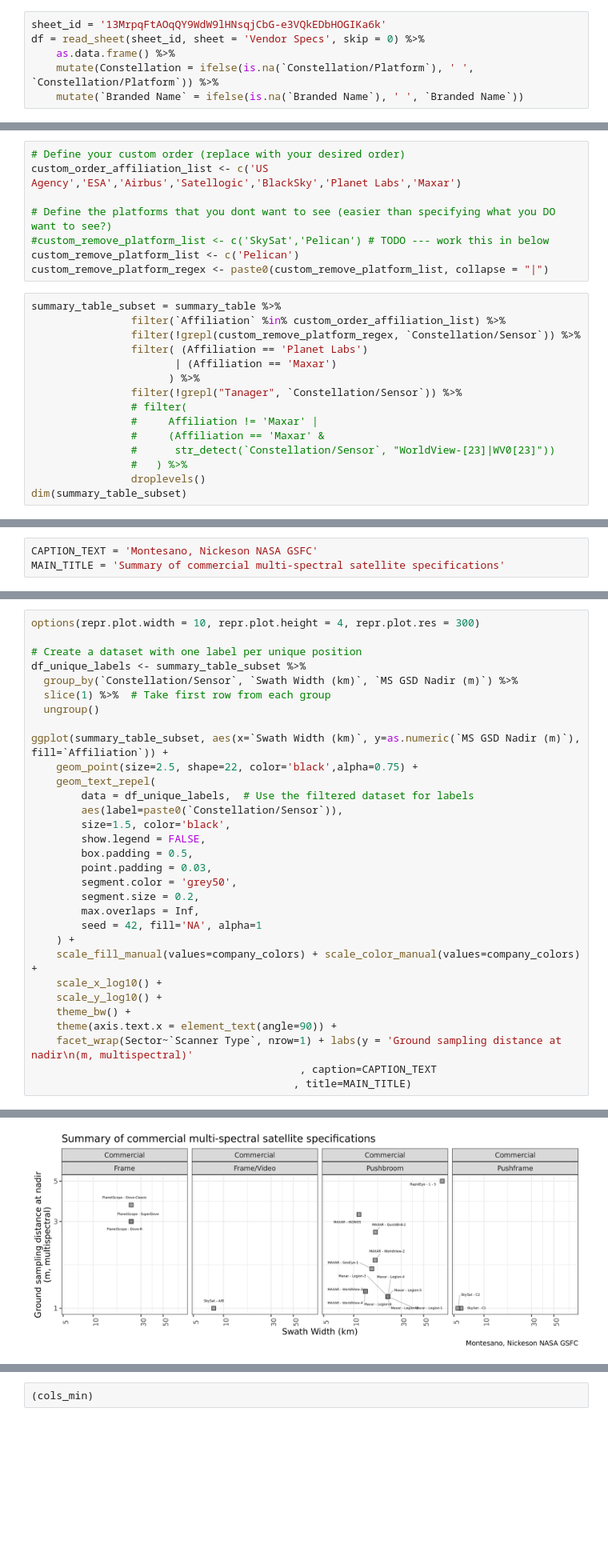
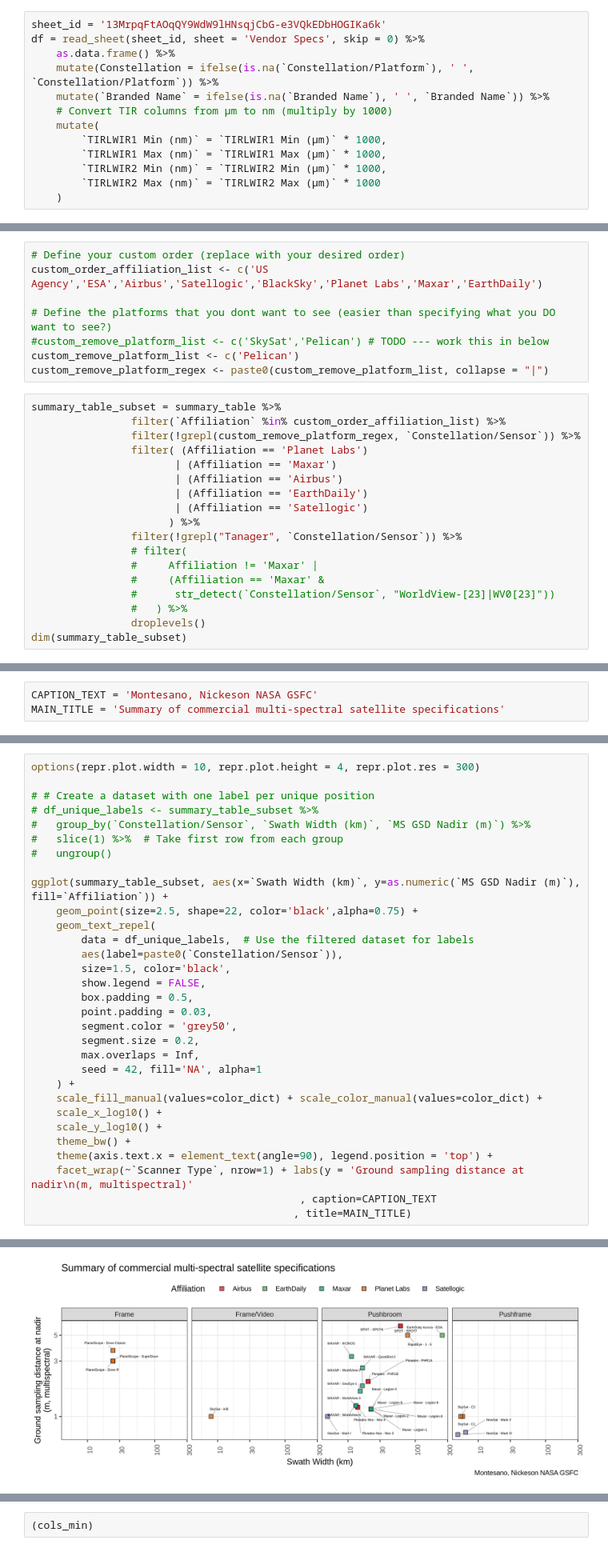
Before and after one commit to pahbs/csda_summaries, a Jupyter notebook: notebooks/csda_specs_multispec_smry.ipynb, the cells around one changed output, grey strips where cells are left out. Shown at 80% size. Saved outputs shown, nothing was run; the diff lists cells and outputs as text; blank space fills up the shorter version.

```diff
--- a/notebooks/csda_specs_multispec_smry.ipynb
+++ b/notebooks/csda_specs_multispec_smry.ipynb
@@ -60,7 +35,14 @@ sheet_id = '13MrpqFtAOqQY9WdW9lHNsqjCbG-e3VQkEDbHOGIKa6k'
 df = read_sheet(sheet_id, sheet = 'Vendor Specs', skip = 0) %>%
     as.data.frame() %>%
     mutate(Constellation = ifelse(is.na(`Constellation/Platform`), ' ', `Constellation/Platform`)) %>%
-    mutate(`Branded Name` = ifelse(is.na(`Branded Name`), ' ', `Branded Name`))
+    mutate(`Branded Name` = ifelse(is.na(`Branded Name`), ' ', `Branded Name`)) %>%
+    # Convert TIR columns from µm to nm (multiply by 1000)
+    mutate(
+        `TIRLWIR1 Min (nm)` = `TIRLWIR1 Min (µm)` * 1000,
+        `TIRLWIR1 Max (nm)` = `TIRLWIR1 Max (µm)` * 1000,
+        `TIRLWIR2 Min (nm)` = `TIRLWIR2 Min (µm)` * 1000,
+        `TIRLWIR2 Max (nm)` = `TIRLWIR2 Max (µm)` * 1000
+    )
 # %% [output]
 ✔ Reading from CSDA Prototype Vendor Specifications & Evaluation DB.
 
@@ -113,7 +115,7 @@ markdown_table <- kable(summary_table, format = "markdown")
 ## `You'll want to change this every time you run this notebook`
 # %%
 # Define your custom order (replace with your desired order)
-custom_order_affiliation_list <- c('US Agency','ESA','Airbus','Satellogic','BlackSky','Planet Labs','Maxar')
+custom_order_affiliation_list <- c('US Agency','ESA','Airbus','Satellogic','BlackSky','Planet Labs','Maxar','EarthDaily')
 
 # Define the platforms that you dont want to see (easier than specifying what you DO want to see?)
 #custom_remove_platform_list <- c('SkySat','Pelican') # TODO --- work this in below
@@ -125,6 +127,9 @@ summary_table_subset = summary_table %>%
                 filter(!grepl(custom_remove_platform_regex, `Constellation/Sensor`)) %>%
                 filter( (Affiliation == 'Planet Labs')
                        | (Affiliation == 'Maxar')
+                       | (Affiliation == 'Airbus')
+                       | (Affiliation == 'EarthDaily')
+                       | (Affiliation == 'Satellogic')
                       ) %>%
                 filter(!grepl("Tanager", `Constellation/Sensor`)) %>%
                 # filter(
@@ -540,11 +561,11 @@ data's fill values.”
 # %%
 options(repr.plot.width = 10, repr.plot.height = 4, repr.plot.res = 300)
 
-# Create a dataset with one label per unique position
-df_unique_labels <- summary_table_subset %>%
-  group_by(`Constellation/Sensor`, `Swath Width (km)`, `MS GSD Nadir (m)`) %>%
-  slice(1) %>%  # Take first row from each group
-  ungroup()
+# # Create a dataset with one label per unique position
+# df_unique_labels <- summary_table_subset %>%
+#   group_by(`Constellation/Sensor`, `Swath Width (km)`, `MS GSD Nadir (m)`) %>%
+#   slice(1) %>%  # Take first row from each group
+#   ungroup()
 
 ggplot(summary_table_subset, aes(x=`Swath Width (km)`, y=as.numeric(`MS GSD Nadir (m)`), fill=`Affiliation`)) +
     geom_point(size=2.5, shape=22, color='black',alpha=0.75) +
@@ -560,12 +581,12 @@ ggplot(summary_table_subset, aes(x=`Swath Width (km)`, y=as.numeric(`MS GSD Nadi
         max.overlaps = Inf,
         seed = 42, fill='NA', alpha=1
     ) +
-    scale_fill_manual(values=company_colors) + scale_color_manual(values=company_colors) +
+    scale_fill_manual(values=color_dict) + scale_color_manual(values=color_dict) +
     scale_x_log10() +
     scale_y_log10() +
     theme_bw() +
-    theme(axis.text.x = element_text(angle=90)) +
-    facet_wrap(Sector~`Scanner Type`, nrow=1) + labs(y = 'Ground sampling distance at nadir\n(m, multispectral)'
+    theme(axis.text.x = element_text(angle=90), legend.position = 'top') +
+    facet_wrap(~`Scanner Type`, nrow=1) + labs(y = 'Ground sampling distance at nadir\n(m, multispectral)'
                                            , caption=CAPTION_TEXT
                                           , title=MAIN_TITLE)
 # %% [output]
@@ -591,2 +603,2 @@ Warning message:
 (`geom_text_repel()`).”
-[figure, old version]
+[figure, new version]
```
Also changed, not shown: parts of 19 cells of this notebook, 5 other files.
